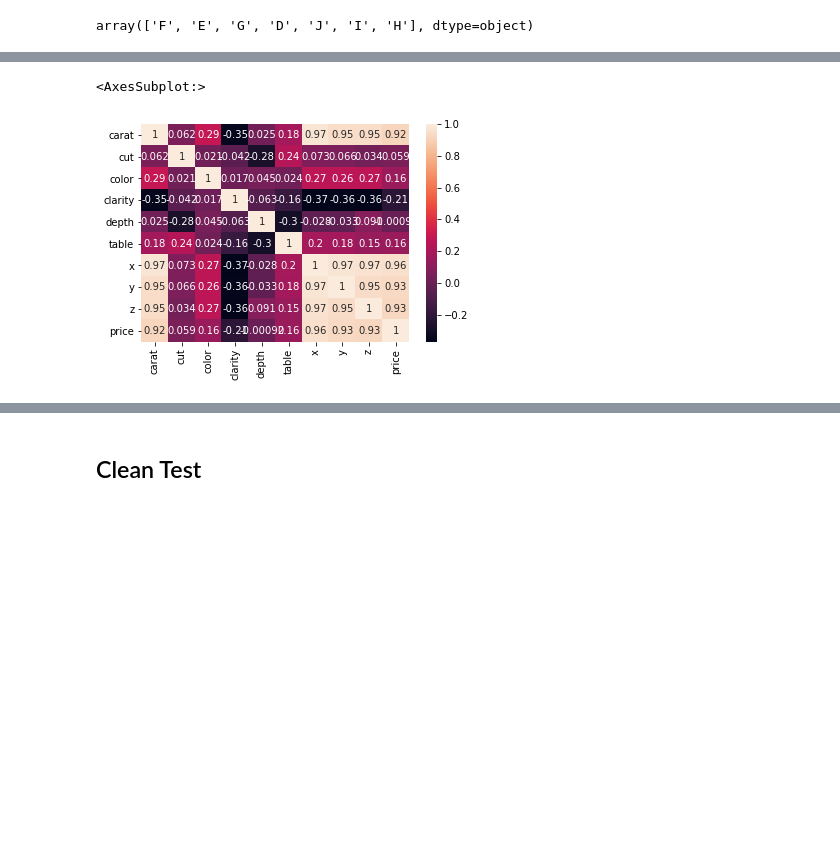
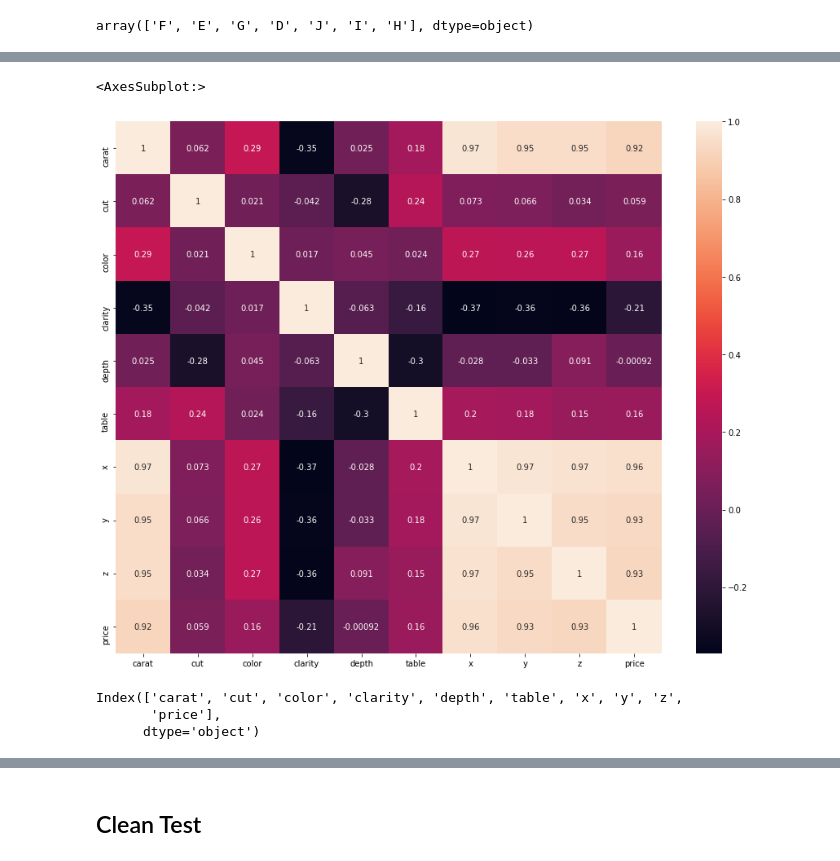
Before and after one commit to MarioGar25/Diamonds-everywhere, a Jupyter notebook: Cleaning.ipynb, the cells around one changed output, grey strips where cells are left out. Saved outputs shown, nothing was run; the diff lists cells and outputs as text; code cells hidden in the pictures; blank space fills up the shorter version.

```diff
--- a/Cleaning.ipynb
+++ b/Cleaning.ipynb
@@ -133,8 +135,15 @@ df_train.corr()
 | z | 0.947930 | 0.034131 | 0.265130 | -0.363034 | 0.091421 | 0.150142 | 0.965597 | 0.945958 | 1.000000 | 0.930157 |
 | price | 0.920878 | 0.059406 | 0.159381 | -0.212762 | -0.000924 | 0.158128 | 0.957653 | 0.934700 | 0.930157 | 1.000000 |
 # %%
+plt.figure(figsize=(15,12))
 sns.heatmap(df_train.corr(), annot=True)
 #check heatmap
 # %% [output]
 <AxesSubplot:>
-[figure, old version]
+[figure, new version]
+# %%
+df_train.columns
+# %% [output]
+Index(['carat', 'cut', 'color', 'clarity', 'depth', 'table', 'x', 'y', 'z',
+       'price'],
+      dtype='object')
```
Also changed, not shown: parts of 7 cells of this notebook, 8 other files.
